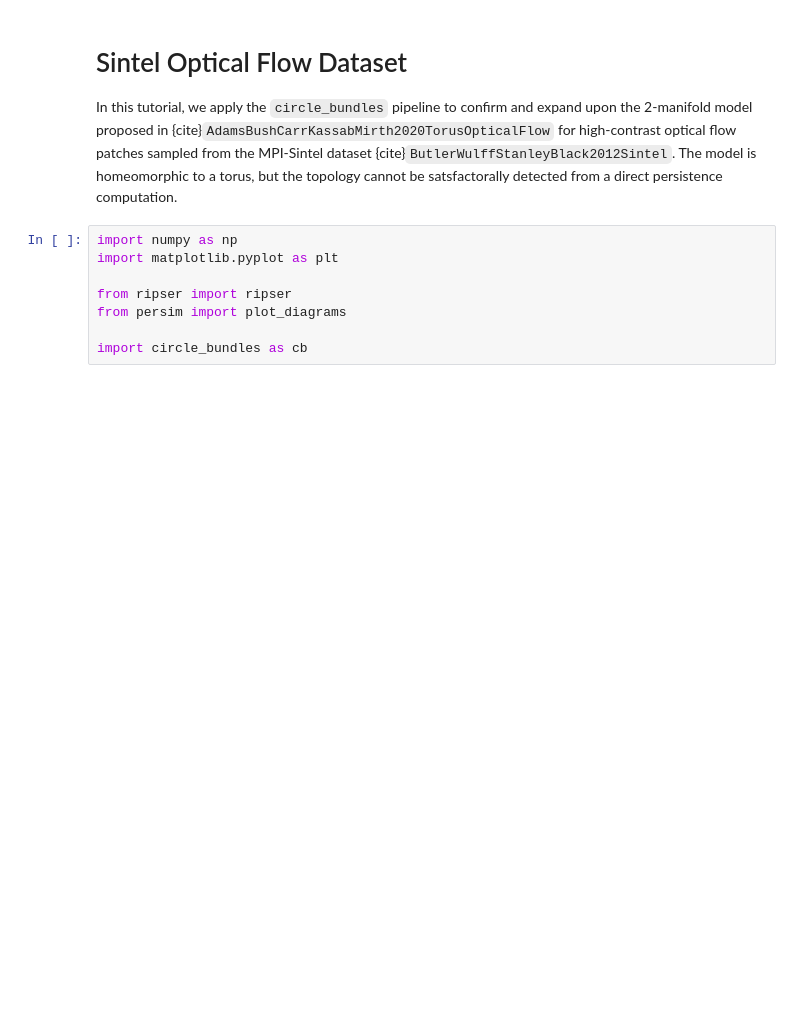
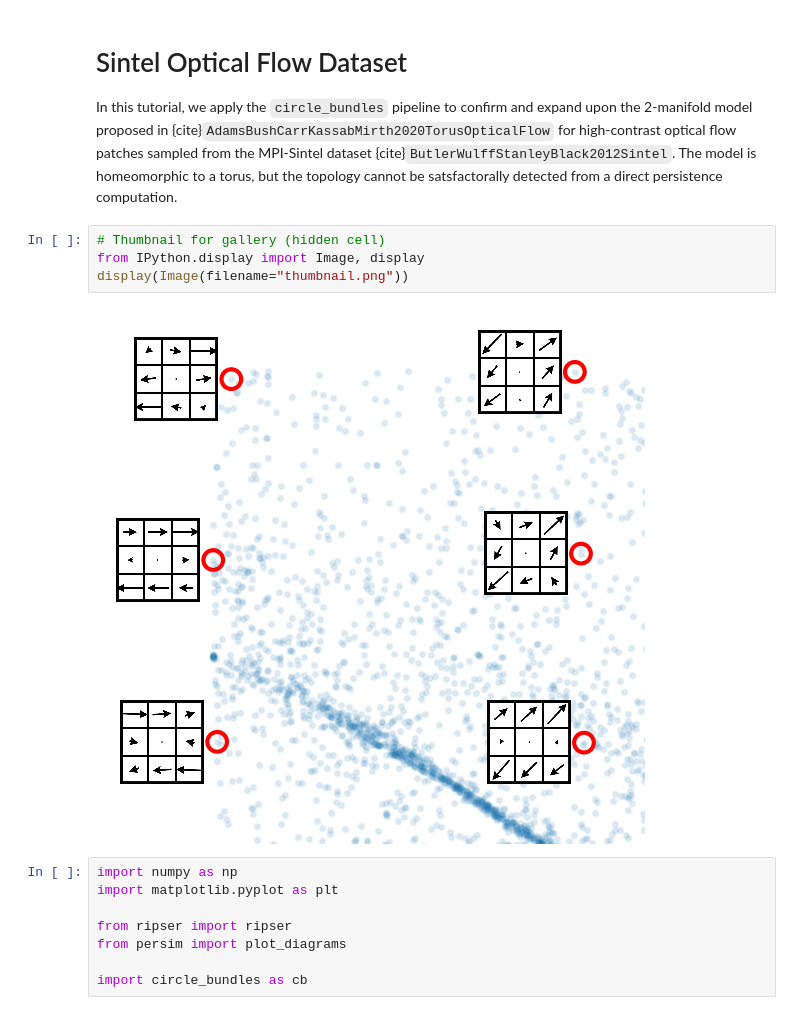
Before and after one commit to bradturow/Circle_Bundles, a Jupyter notebook: notebooks/tutorials/all/04_optical_flow_torus.ipynb, the cells around one changed output. Cells and saved outputs as stored; diff of their text form; blank space fills up the shorter version.

Commit message:
docs: add custom cropped thumbnails for 4 tutorial galleries

```diff
--- a/notebooks/tutorials/all/04_optical_flow_torus.ipynb
+++ b/notebooks/tutorials/all/04_optical_flow_torus.ipynb
@@ -2,6 +2,12 @@
 # Sintel Optical Flow Dataset
 
 In this tutorial, we apply the `circle_bundles` pipeline to confirm and expand upon the 2-manifold model proposed in {cite}`AdamsBushCarrKassabMirth2020TorusOpticalFlow` for high-contrast optical flow patches sampled from the MPI-Sintel dataset {cite}`ButlerWulffStanleyBlack2012Sintel`. The model is homeomorphic to a torus, but the topology cannot be satsfactorally detected from a direct persistence computation.
+# %%
+# Thumbnail for gallery (hidden cell)
+from IPython.display import Image, display
+display(Image(filename="thumbnail.png"))
+# %% [output]
+[figure, added]
 # %%
 import numpy as np
 import matplotlib.pyplot as plt
```
Also changed, not shown: 7 other files.
